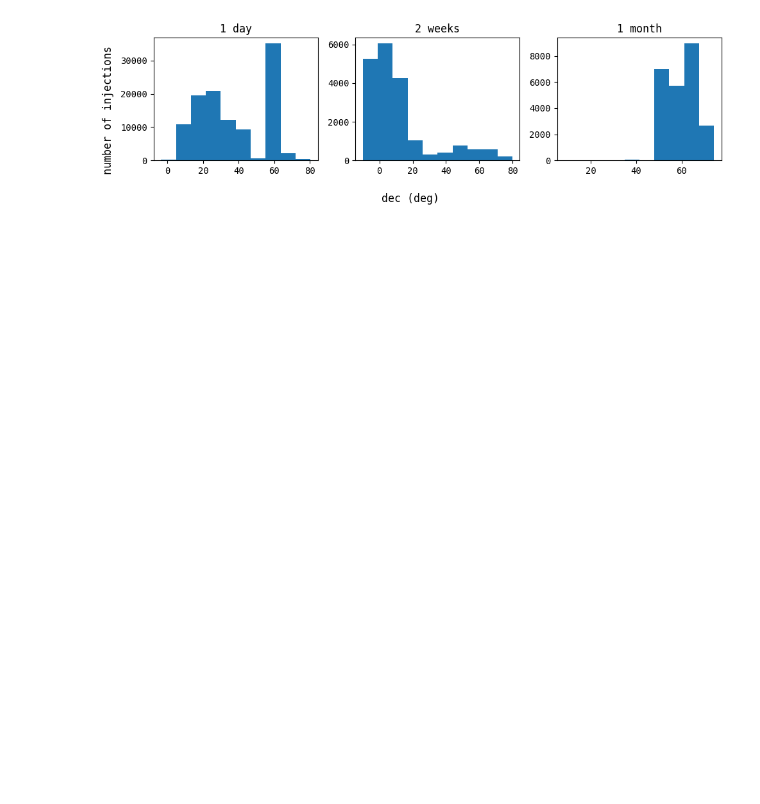
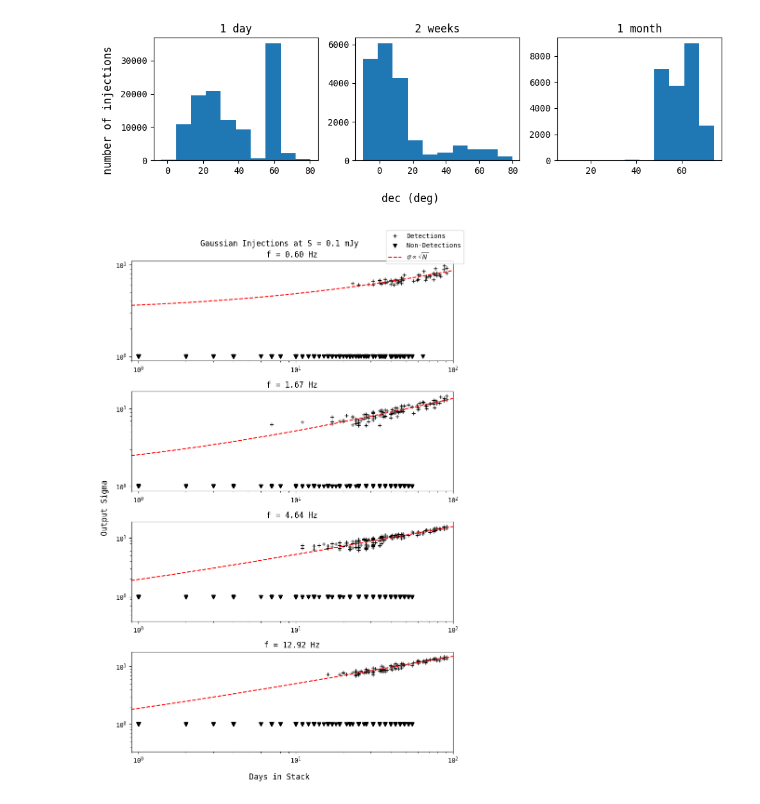
Before and after one commit to chime-sps/Transmissivity, a Jupyter notebook: results/sensitivity_dropoff.ipynb, the cells around one changed output. Drawn from its saved outputs; the diff is of its cells as text; code cells hidden in the pictures; blank space fills up the shorter version.

```diff
--- a/results/sensitivity_dropoff.ipynb
+++ b/results/sensitivity_dropoff.ipynb
@@ -633,3 +564,61 @@ ax[2].set_title('1 month')
 plt.tight_layout()
 # %% [output]
 [figure]
+# %%
+def func_to_fit(x, a, B):
+
+    return a * np.sqrt(x) + B
+# %%
+const_inj = np.loadtxt('constant_01mJy_injections.txt')
+# dec_mask = (const_inj[:, 1] > 70) & (const_inj[:, 1] < 80)
+# ra_mask = (const_inj[:, 0] > 200) & (const_inj[:, 0] < 220)
+# const_inj = const_inj[dec_mask & ra_mask]
+
+f_unique = np.unique(const_inj[:, f_idx])[4:8]
+
+fig, ax = plt.subplots(len(f_unique), 1, figsize = (8, 12))
+
+for i in range(len(f_unique)):
+    f_mask = const_inj[:, f_idx] == f_unique[i]
+    outlier_mask = const_inj[:, output_sigma_idx] > 100.
+    f_data = const_inj[f_mask & ~outlier_mask]
+    found_mask = f_data[:, -1] > 0
+
+    ax[i].plot(f_data[~found_mask, 2], np.ones(len(f_data[~found_mask])),
+            'v', color = 'black')
+    ax[i].plot(f_data[found_mask, 2], f_data[found_mask, output_sigma_idx],
+            '+', color = 'black')
+    ax[i].set_title(f'f = {f_unique[i]:.2f} Hz')
+
+    N = f_data[found_mask, 2]
+    sig = f_data[found_mask, output_sigma_idx]
+    min_idx = np.argmin(sig)
+    max_idx = np.argmax(sig)
+    a_guess = (sig[max_idx] - sig[min_idx]) / (np.sqrt(N[max_idx]) - np.sqrt(N[min_idx]))
+    B_guess = sig[min_idx] - a_guess * np.sqrt(N[min_idx])
+
+    a, B = curve_fit(func_to_fit,
+                        f_data[found_mask, 2],
+                        f_data[found_mask, output_sigma_idx],
+                        p0 = [a_guess, B_guess]
+                        )[0]
+
+    ax[i].plot(np.linspace(0, 100, 1000),
+        a * np.sqrt(np.linspace(0, 100, 1000)) + B,
+        'r--')
+    ax[i].loglog()
+    # ax[i].set_xlabel('Days in Stack')
+    # ax[i].set_ylabel('Output Sigma')
+    ax[i].set_xlim(0.9, 100)
+
+ax[0].plot(-1, -1, '+', color = 'black', label = 'Detections')
+ax[0].plot(-1, -1, 'v', color = 'black', label = 'Non-Detections')
+ax[0].plot(-1, -1, 'r--', label = r'$\sigma \propto \sqrt{N}$')
+
+fig.legend()
+fig.supxlabel('Days in Stack')
+fig.supylabel('Output Sigma')
+fig.suptitle('Gaussian Injections at S = 0.1 mJy')
+plt.tight_layout()
+# %% [output]
+[figure, added]
```
Also changed, not shown: parts of 13 cells of this notebook, 15 other files.
